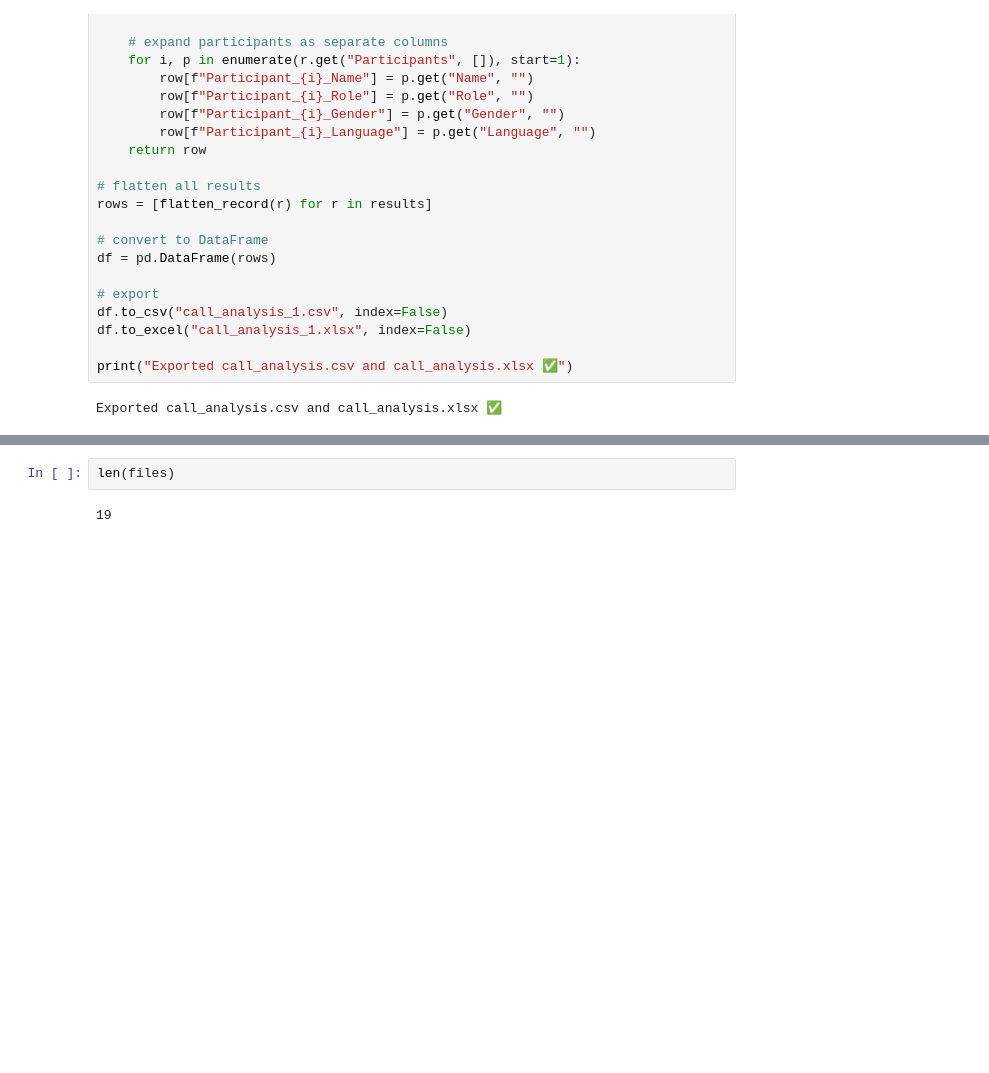
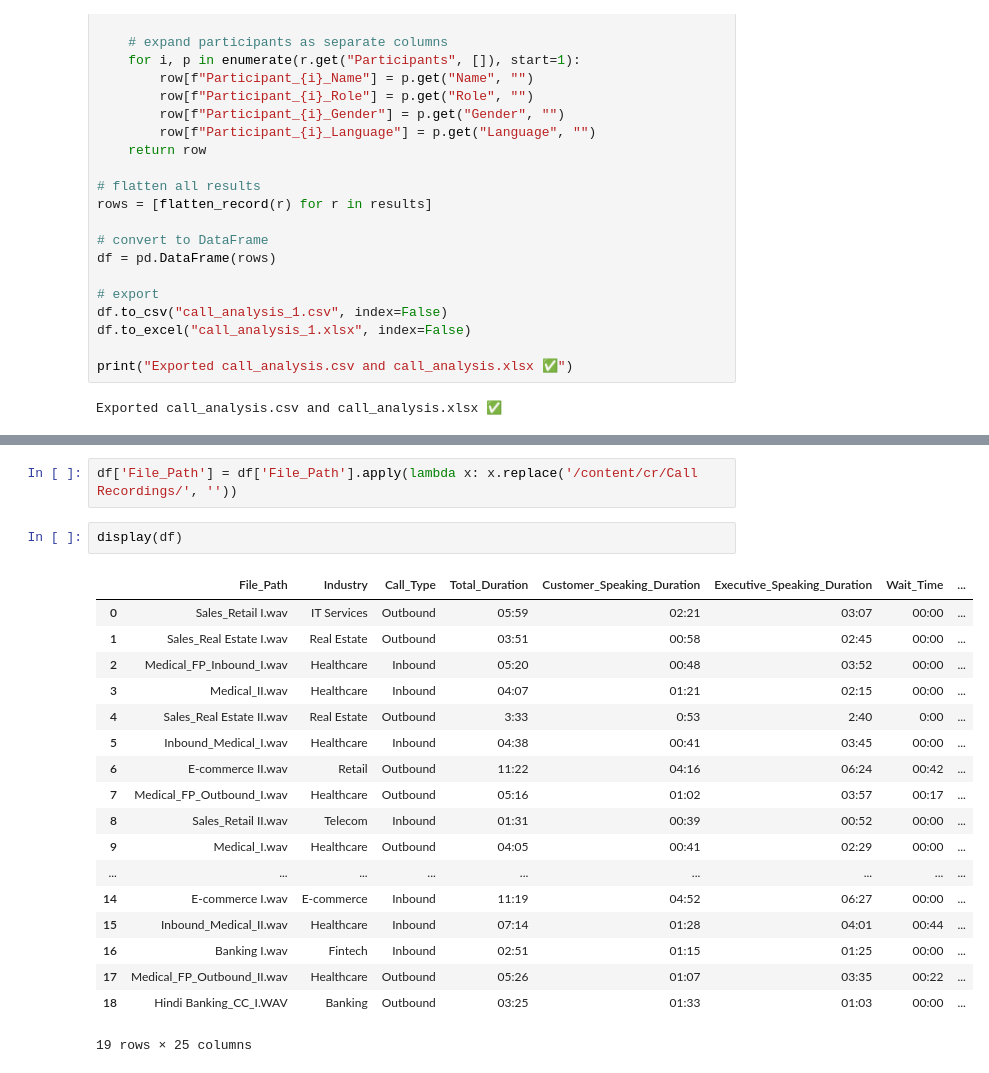
Before and after one commit to akajammythakkar/call_center_analysis, a Jupyter notebook: Call_Center_Analysis_Experiment.ipynb, the cells around one changed output, grey strips where cells are left out. Saved outputs shown, nothing was run; the diff lists cells and outputs as text; blank space fills up the shorter version.

```diff
--- a/Call_Center_Analysis_Experiment.ipynb
+++ b/Call_Center_Analysis_Experiment.ipynb
@@ -415,4 +394,23 @@ df
-# %%
-len(files)
-# %% [output]
-19
+# %%
+df['File_Path'] = df['File_Path'].apply(lambda x: x.replace('/content/cr/Call Recordings/', ''))
+# %%
+display(df)
+# %% [output]
+|  | File_Path | Industry | Call_Type | Total_Duration | Customer_Speaking_Duration | Executive_Speaking_Duration | Wait_Time | ... |
+| 0 | Sales_Retail I.wav | IT Services | Outbound | 05:59 | 02:21 | 03:07 | 00:00 | ... |
+| 1 | Sales_Real Estate I.wav | Real Estate | Outbound | 03:51 | 00:58 | 02:45 | 00:00 | ... |
+| 2 | Medical_FP_Inbound_I.wav | Healthcare | Inbound | 05:20 | 00:48 | 03:52 | 00:00 | ... |
+| 3 | Medical_II.wav | Healthcare | Inbound | 04:07 | 01:21 | 02:15 | 00:00 | ... |
+| 4 | Sales_Real Estate II.wav | Real Estate | Outbound | 3:33 | 0:53 | 2:40 | 0:00 | ... |
+| 5 | Inbound_Medical_I.wav | Healthcare | Inbound | 04:38 | 00:41 | 03:45 | 00:00 | ... |
+| 6 | E-commerce II.wav | Retail | Outbound | 11:22 | 04:16 | 06:24 | 00:42 | ... |
+| 7 | Medical_FP_Outbound_I.wav | Healthcare | Outbound | 05:16 | 01:02 | 03:57 | 00:17 | ... |
+| 8 | Sales_Retail II.wav | Telecom | Inbound | 01:31 | 00:39 | 00:52 | 00:00 | ... |
+| 9 | Medical_I.wav | Healthcare | Outbound | 04:05 | 00:41 | 02:29 | 00:00 | ... |
+| ... | ... | ... | ... | ... | ... | ... | ... | ... |
+| 14 | E-commerce I.wav | E-commerce | Inbound | 11:19 | 04:52 | 06:27 | 00:00 | ... |
+| 15 | Inbound_Medical_II.wav | Healthcare | Inbound | 07:14 | 01:28 | 04:01 | 00:44 | ... |
+| 16 | Banking I.wav | Fintech | Inbound | 02:51 | 01:15 | 01:25 | 00:00 | ... |
+| 17 | Medical_FP_Outbound_II.wav | Healthcare | Outbound | 05:26 | 01:07 | 03:35 | 00:22 | ... |
+| 18 | Hindi Banking_CC_I.WAV | Banking | Outbound | 03:25 | 01:33 | 01:03 | 00:00 | ... |
+19 rows × 25 columns
```
Also changed, not shown: parts of 1 cell of this notebook.
